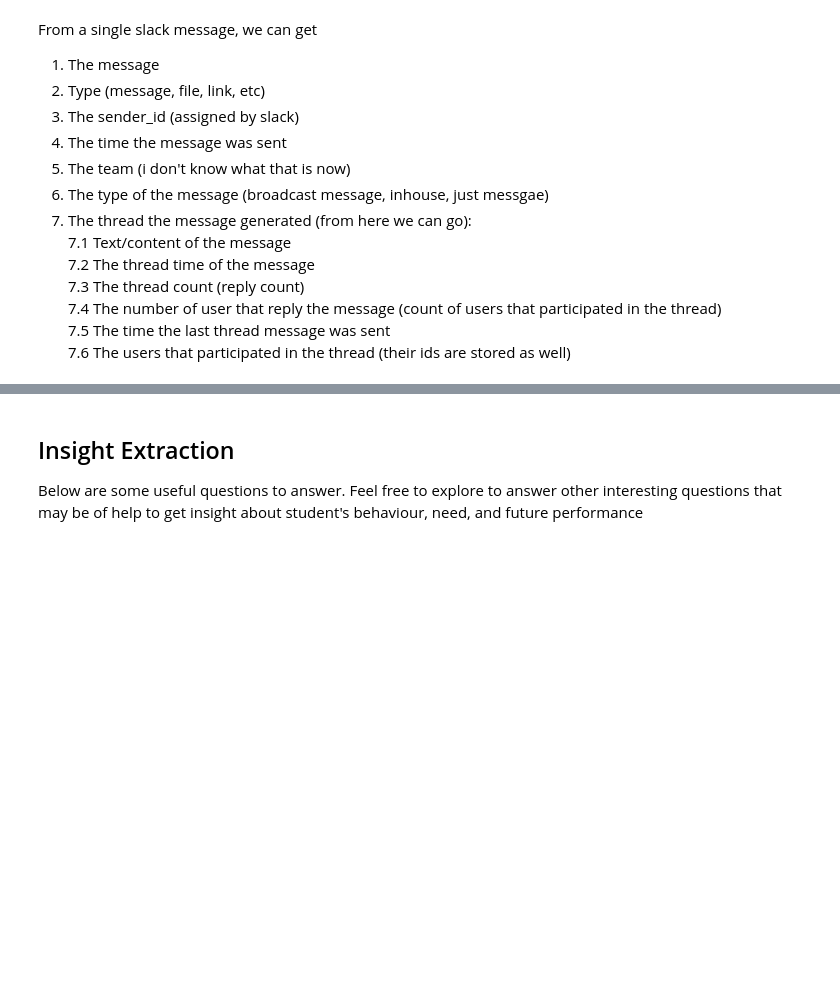
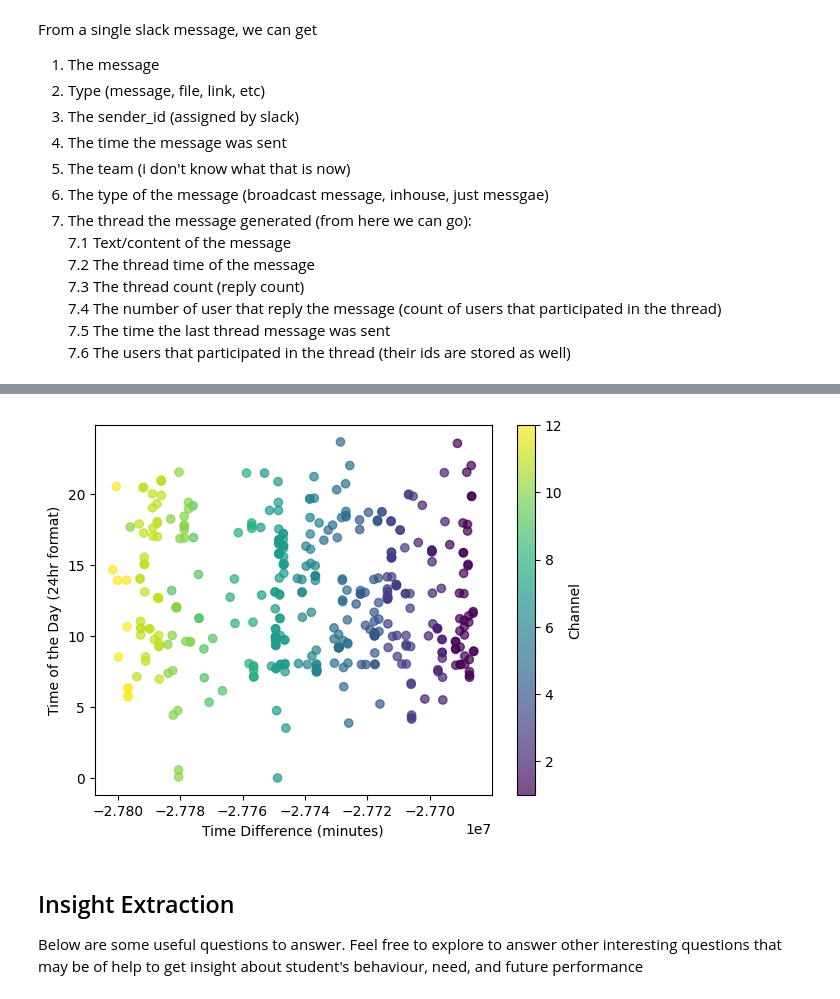
Before and after one commit to Leulsee/week0_starter_network_analysis, a Jupyter notebook: notebooks/parse_slack_data.ipynb, the cells around one changed output, grey strips where cells are left out. Drawn from its saved outputs; the diff is of its cells as text; code cells hidden in the pictures; blank space fills up the shorter version.

```diff
--- a/notebooks/parse_slack_data.ipynb
+++ b/notebooks/parse_slack_data.ipynb
@@ -147,0 +372,42 @@ def draw_user_reaction(data, channel='General'):
+# %%
+import matplotlib.pyplot as plt
+import pandas as pd
+
+
+# Clean and convert time columns to datetime objects
+concated_data['msg_sent_time'] = pd.to_datetime(concated_data['msg_sent_time'], errors='coerce')
+concated_data['time_thread_start'] = pd.to_datetime(concated_data['time_thread_start'], errors='coerce')
+
+# Drop rows with missing or invalid timestamps
+concated_data = concated_data.dropna(subset=['msg_sent_time', 'time_thread_start'])
+
+# Calculate the time difference in minutes
+concated_data['time_difference'] = (concated_data['time_thread_start'] - concated_data['msg_sent_time']).dt.total_seconds() / 60
+
+# Extract the time of the day in 24hr format
+concated_data['time_of_day'] = concated_data['msg_sent_time'].dt.hour + concated_data['msg_sent_time'].dt.minute / 60
+
+# Filter data for messages replied within the first 5 minutes
+replied_within_5mins = concated_data[concated_data['time_difference'] <= 5]
+
+# Create a scatter plot with color representing channels
+plt.scatter(
+    replied_within_5mins['time_difference'],
+    replied_within_5mins['time_of_day'],
+    c=replied_within_5mins['channel'],
+    cmap='viridis',  # You can choose a different colormap
+    alpha=0.7
+)
+
+# Set axis labels
+plt.xlabel('Time Difference (minutes)')
+plt.ylabel('Time of the Day (24hr format)')
+
+# Add a colorbar
+cbar = plt.colorbar()
+cbar.set_label('Channel')
+
+# Show the plot
+plt.show()
+# %% [output]
+[figure, added]
```
Also changed, not shown: parts of 34 cells of this notebook.
